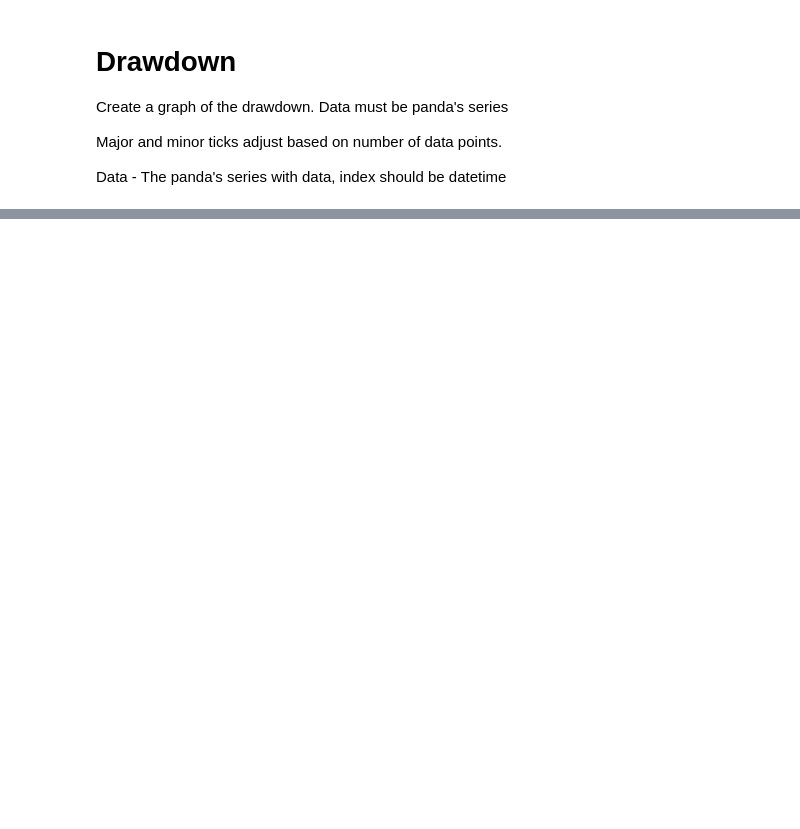
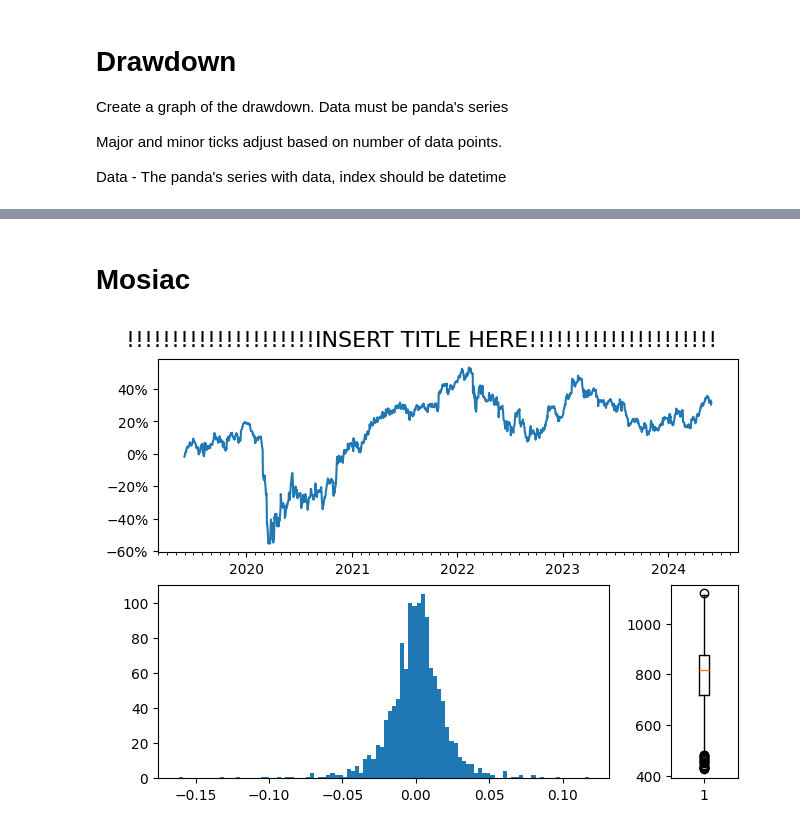
Before and after one commit to Oliver-De-Fusco/Graph-tools, a Jupyter notebook: notebook.ipynb, the cells around one changed output, grey strips where cells are left out. Saved outputs shown, nothing was run; the diff lists cells and outputs as text; code cells hidden in the pictures; blank space fills up the shorter version.

```diff
--- a/notebook.ipynb
+++ b/notebook.ipynb
@@ -146,0 +141,27 @@ dtype: object
+# %% [markdown]
+# Mosiac
+# %%
+size = 38
+fig = plt.figure(layout="constrained")
+data0 = data
+data1 = data.pct_change()
+
+ax = fig.subplot_mosaic(
+    """
+    aaaaa
+    bbbbc
+    """)
+
+ax["a"].plot(data1.cumsum())
+ax["b"].hist(data1,bins=100)
+ax["c"].boxplot(data0,vert=True)
+# ax["c"].axhline(y=0,color="r")
+
+## Formatting
+fig.suptitle(f"!!!!!!!!!!!!!!!!!!!!!INSERT TITLE HERE!!!!!!!!!!!!!!!!!!!!!",fontsize=16)
+ax["a"].xaxis.set_minor_locator(mdates.MonthLocator())
+ax["a"].yaxis.set_major_formatter(mtick.PercentFormatter(1))
+
+plt.show()
+# %% [output]
+[figure, added]
```
Also changed, not shown: parts of 2 cells of this notebook, 1 other file.
